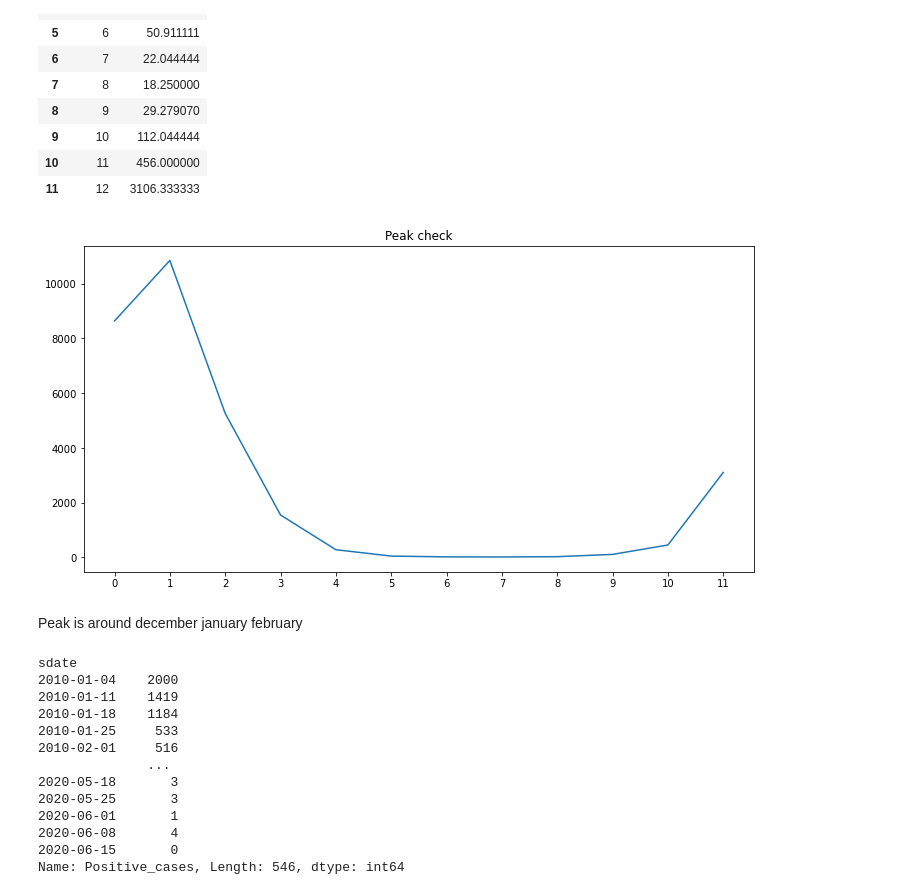
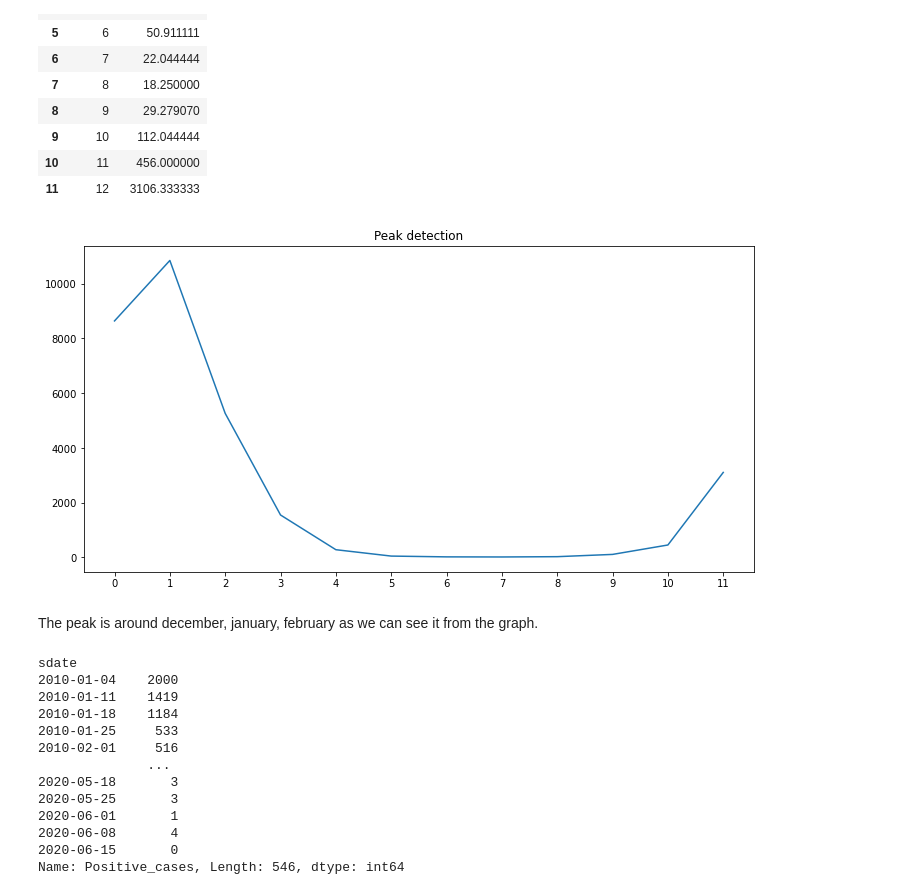
Before and after one commit to nctung4/Flu_Time_Series_Forecasting, a Jupyter notebook: LSTM_model.ipynb, the cells around one changed output. Cells and saved outputs as stored; diff of their text form; code cells hidden in the pictures.

```diff
--- a/LSTM_model.ipynb
+++ b/LSTM_model.ipynb
@@ -89,14 +112,14 @@ fludat_pivot.groupby(['month'], as_index=False)['All_total'].mean()
 # %%
 # Which month is the peak in average
 plt.figure(figsize=(12,6))
 plt.plot(fludat_pivot.groupby(['month'], as_index=False)['All_total'].mean()['All_total'])
 plt.xticks(fludat_pivot.groupby(['month'], as_index=False)['All_total'].mean().index)
-plt.title('Peak check')
+plt.title('Peak detection')
 plt.show()
 # %% [output]
-[figure, old version]
+[figure, new version]
 # %% [markdown]
-Peak is around december january february
+The peak is around december, january, february as we can see it from the graph.
 # %%
 # Series
 forecast_data = fludat_pivot.set_index(fludat_pivot['sdate'])['All_total']
```
Also changed, not shown: parts of 65 cells of this notebook, 5 other files.
